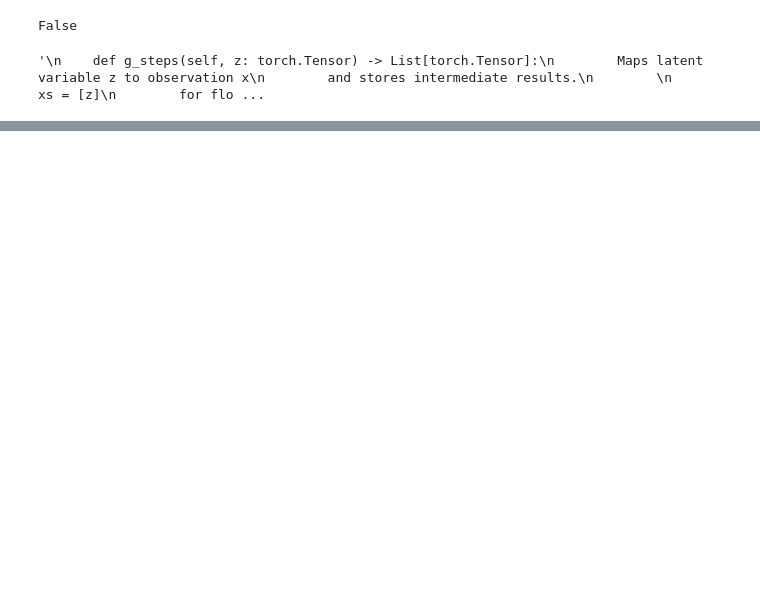
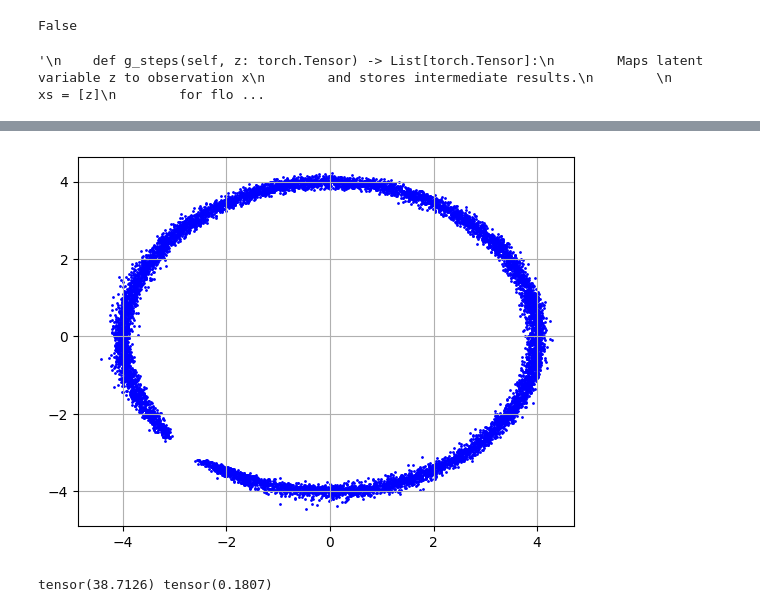
Before and after one commit to Vsevolod2001/PIMC, a Jupyter notebook: PIMC-py/Normalizing flow/nf_model(RG).ipynb, the cells around one changed output, grey strips where cells are left out. Drawn from its saved outputs; the diff is of its cells as text; code cells hidden in the pictures; blank space fills up the shorter version.

```diff
--- a/PIMC-py/Normalizing flow/nf_model(RG).ipynb
+++ b/PIMC-py/Normalizing flow/nf_model(RG).ipynb
@@ -146,6 +189,18 @@ class NormalizingFlow(nn.Module):
         self.flows = flows
         self.ort = ort
         self.conv_flows = conv_flows
+
+    def configure_flows(n_flows,num_hidden,hidden_dim,p_drop,dim=N_nod,param_dim=0):  # n_flows=8,...,12
+        flows = []
+        split_masks_d = get_pair_split_masks(dim)
+        #split_masks_d = get_split_masks(dim)
+
+        for k in range(n_flows):
+            theta = ThetaNetwork.configure_theta( num_hidden = num_hidden, hidden_dim = hidden_dim, p_drop=p_drop ,in_dim = dim//2+param_dim,out_dim = dim//2)
+            flows.append(AffineCouplingLayer(theta,split=split_masks_d,swap=k%2))
+
+        flows = nn.ModuleList(flows)
+        return flows
 
     def latent_sample(self, num_samples: int = 1) -> torch.Tensor:
         z=self.latent.sample((num_samples,))
@@ -516,9 +588,8 @@ To enable the following instructions: AVX2 AVX512F AVX512_VNNI FMA, in other ope
 from Data import train_loader
 
 set_random_seed(42)
-rg=RGflows(normal_dist,configure_RG(),RGmasks)
-rg.load_state_dict(torch.load('model_weights1.pth'))
-pipeline=Pipeline(model=rg,criterion=KL_ur, optimizer_class=torch.optim.Adam,optimizer_kwargs={"lr": 0.00001})
+rg = RGflows.load_model("model_weights_rel_N=256_Beta=16.pth")
+pipeline=Pipeline(model=rg,criterion=KL_rel1, optimizer_class=torch.optim.Adam,optimizer_kwargs={"lr": 0.0001})
 
 trainer = pl.Trainer(
     max_epochs=200,
@@ -526,8 +597,8 @@ trainer = pl.Trainer(
     num_sanity_val_steps=0,
     log_every_n_steps=1,
     enable_checkpointing=False,
-    accumulate_grad_batches=4
+    accumulate_grad_batches=8
 )
 
 trainer.fit(model=pipeline, train_dataloaders=train_loader)
-torch.save(rg.state_dict(), "model_weights2.pth")
+rg.save("model_weights3.pth")
@@ -554 +633,20 @@ RG_trained.eval()
 trajs=RG_trained.sample(N_traj)
+# %%
+fig=plt.figure()
+plt.scatter(trajs[:,0],trajs[:,1],color="blue",s=1)
+plt.grid(True)
+plt.show()
+# %% [output]
+[figure, added]
+# %%
+from Data import train_loader
+from tqdm import tqdm
+kl=[]
+for i in tqdm(range(8)):
+    batch=next(iter(train_loader))
+    x,lad=RG_trained(batch)
+    kl.append(KL_rel1(x,lad))
+kl=torch.tensor(kl)
+print(torch.mean(kl),torch.std(kl))
+# %% [output]
+tensor(38.7126) tensor(0.1807)
```
Also changed, not shown: parts of 61 cells of this notebook, 19 other files.
